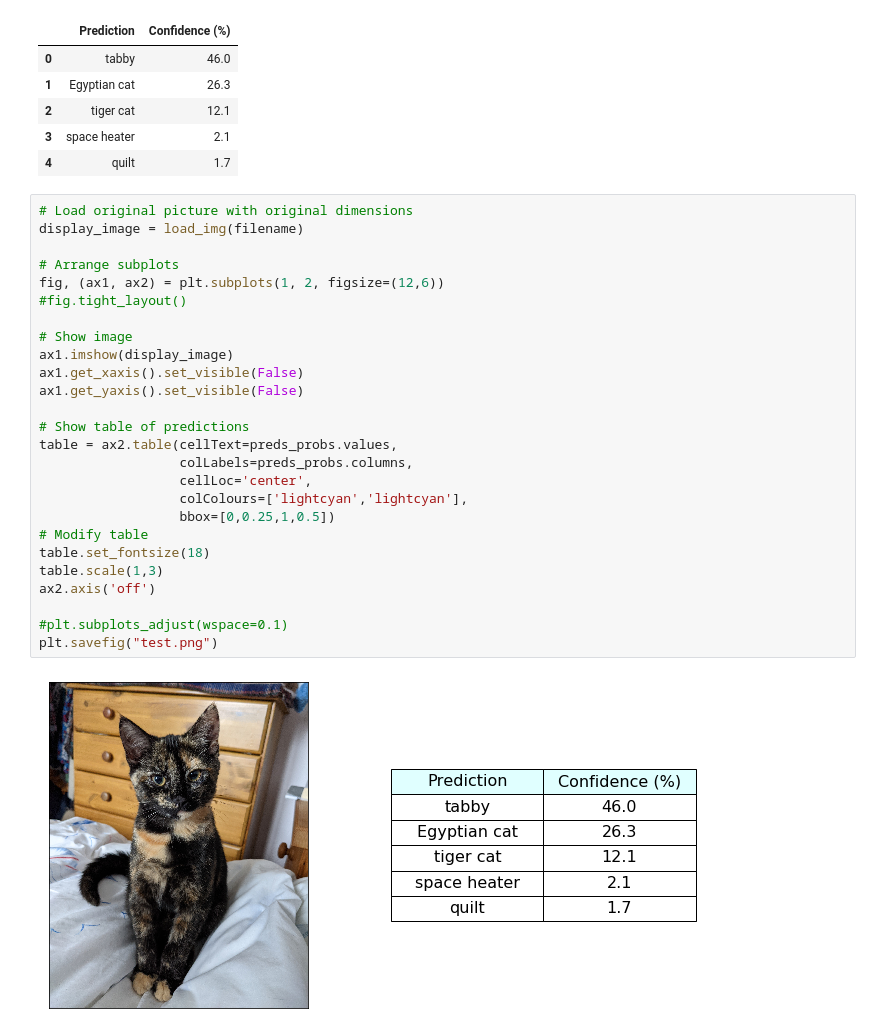
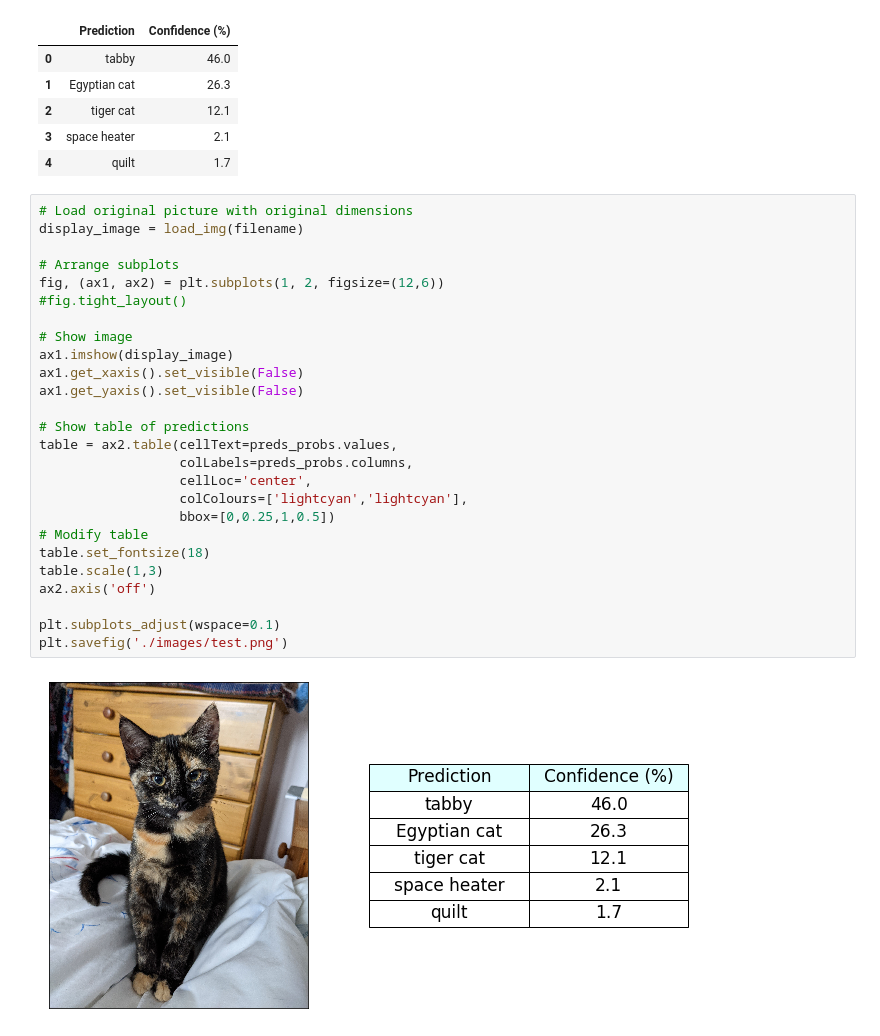
Before and after one commit to CrypticMeg/image_classification, a Jupyter notebook: image_classification.ipynb, the cells around one changed output. Cells and saved outputs as stored; diff of their text form.

Commit message:
TIDY: Save predictions image to images folder

```diff
--- a/image_classification.ipynb
+++ b/image_classification.ipynb
@@ -156,28 +157,28 @@ preds_probs
 # %%
 # Load original picture with original dimensions
 display_image = load_img(filename)
 
 # Arrange subplots
 fig, (ax1, ax2) = plt.subplots(1, 2, figsize=(12,6))
 #fig.tight_layout()
 
 # Show image
 ax1.imshow(display_image)
 ax1.get_xaxis().set_visible(False)
 ax1.get_yaxis().set_visible(False)
 
 # Show table of predictions
 table = ax2.table(cellText=preds_probs.values,
                   colLabels=preds_probs.columns,
                   cellLoc='center',
                   colColours=['lightcyan','lightcyan'],
                   bbox=[0,0.25,1,0.5])
 # Modify table
 table.set_fontsize(18)
 table.scale(1,3)
 ax2.axis('off')
 
-#plt.subplots_adjust(wspace=0.1)
-plt.savefig("test.png")
+plt.subplots_adjust(wspace=0.1)
+plt.savefig('./images/test.png')
 # %% [output]
-[figure, old version]
+[figure, new version]
```
Also changed, not shown: parts of 2 cells of this notebook.
